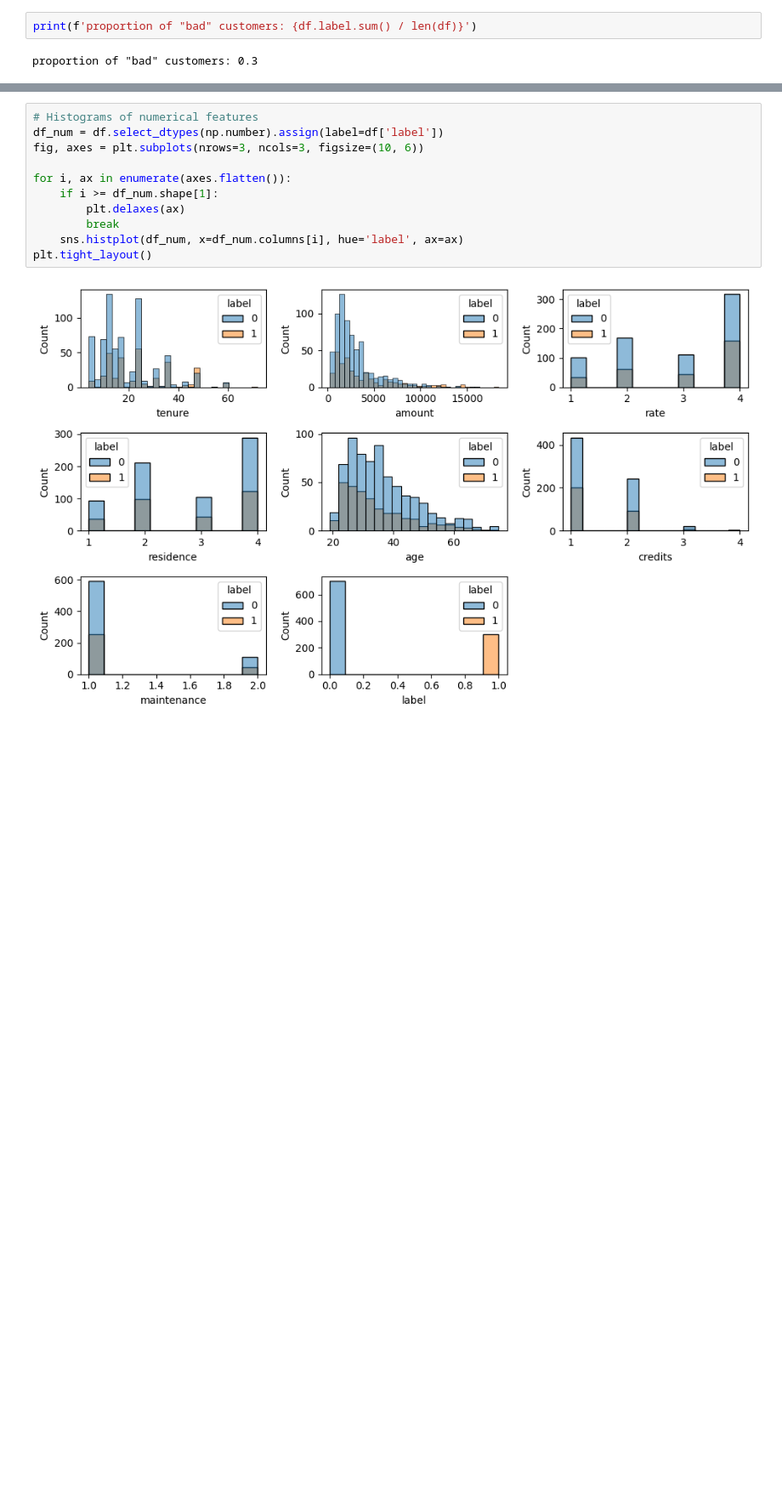
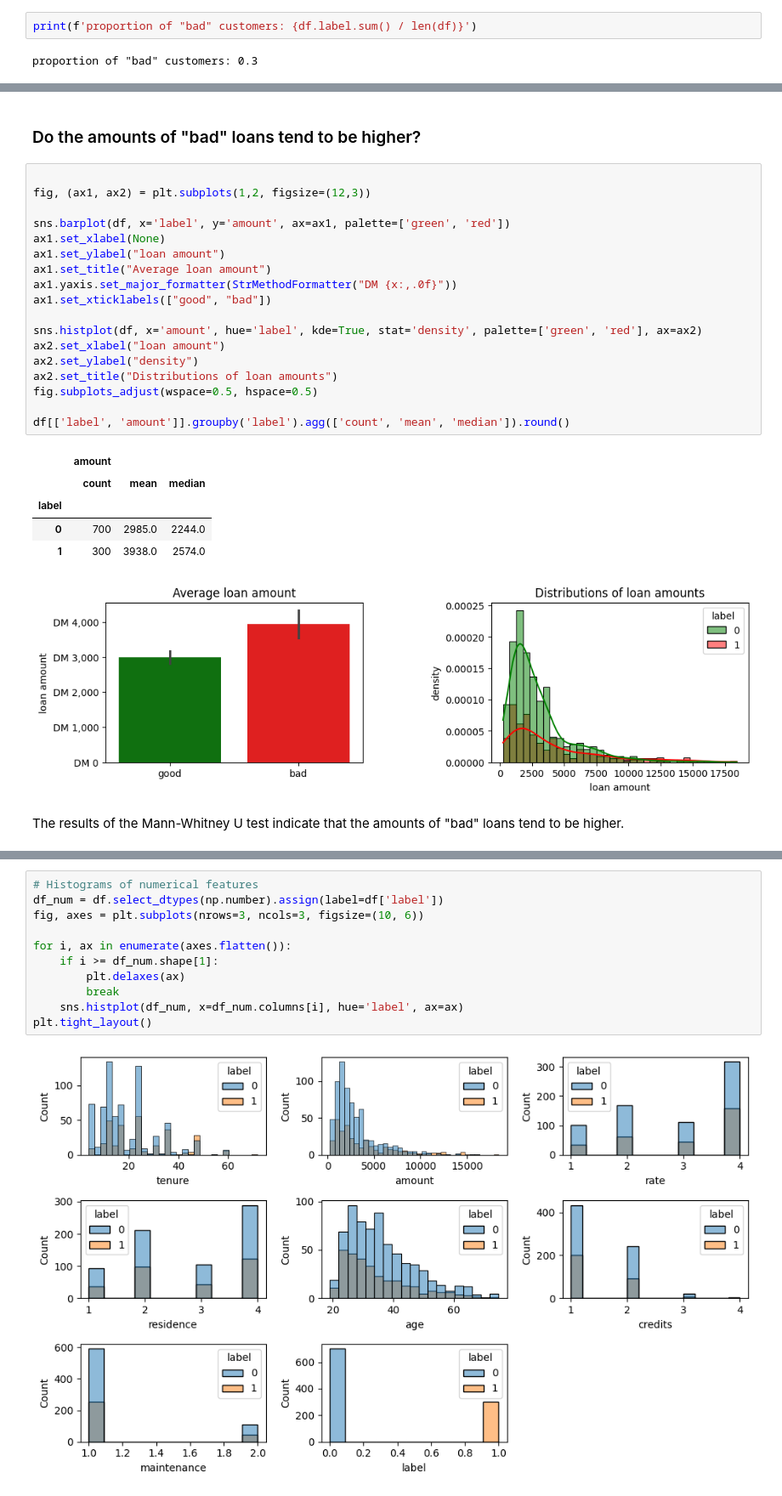
Before and after one commit to leztien/portfolio-project-classification-for-german-credit-database, a Jupyter notebook: exploratory_data_analysis.ipynb, the cells around one changed output, grey strips where cells are left out. Shown at 85% size. Drawn from its saved outputs; the diff is of its cells as text; blank space fills up the shorter version.

```diff
--- a/exploratory_data_analysis.ipynb
+++ b/exploratory_data_analysis.ipynb
@@ -293,0 +587,29 @@ proportion of "bad" customers: 0.3
+# %% [markdown]
+### Do the amounts of "bad" loans tend to be higher?
+# %%
+
+fig, (ax1, ax2) = plt.subplots(1,2, figsize=(12,3))
+
+sns.barplot(df, x='label', y='amount', ax=ax1, palette=['green', 'red'])
+ax1.set_xlabel(None)
+ax1.set_ylabel("loan amount")
+ax1.set_title("Average loan amount")
+ax1.yaxis.set_major_formatter(StrMethodFormatter("DM {x:,.0f}"))
+ax1.set_xticklabels(["good", "bad"])
+
+sns.histplot(df, x='amount', hue='label', kde=True, stat='density', palette=['green', 'red'], ax=ax2)
+ax2.set_xlabel("loan amount")
+ax2.set_ylabel("density")
+ax2.set_title("Distributions of loan amounts")
+fig.subplots_adjust(wspace=0.5, hspace=0.5)
+
+df[['label', 'amount']].groupby('label').agg(['count', 'mean', 'median']).round()
+# %% [output]
+|  | amount |  |  |
+|  | count | mean | median |
+| label |  |  |  |
+| 0 | 700 | 2985.0 | 2244.0 |
+| 1 | 300 | 3938.0 | 2574.0 |
+[figure, added]
+# %% [markdown]
+The results of the Mann-Whitney U test indicate that the amounts of "bad" loans tend to be higher.
```
Also changed, not shown: parts of 81 cells of this notebook, 2 other files.
